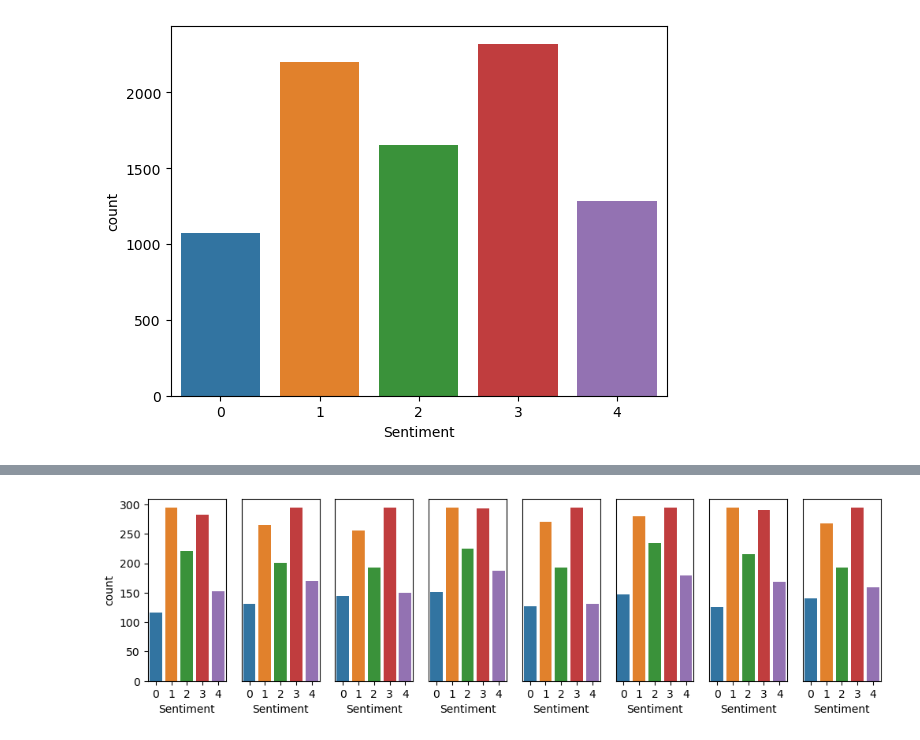
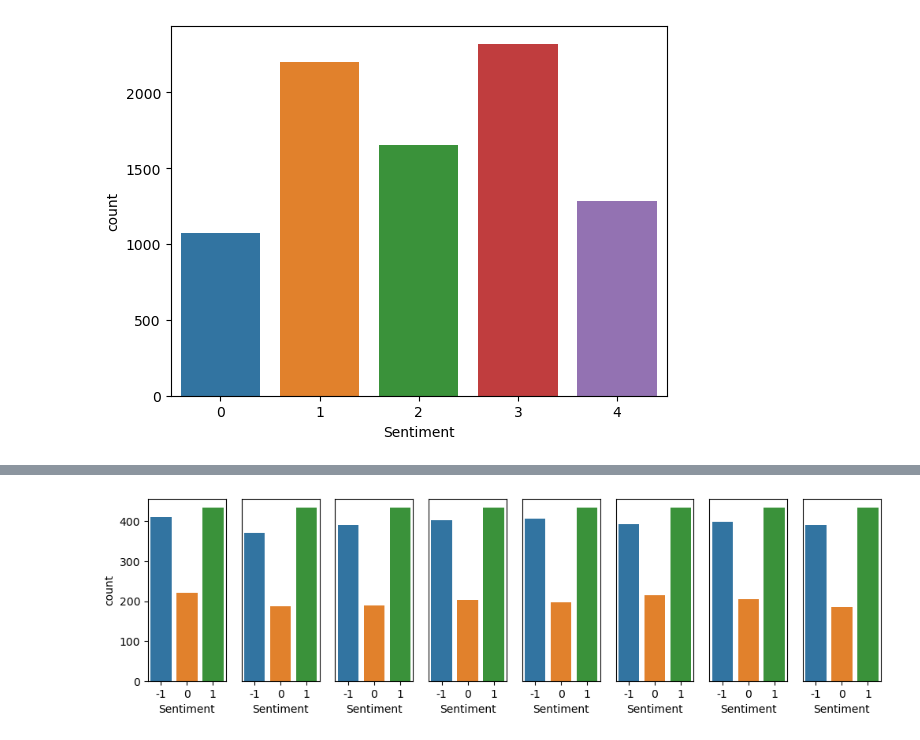
Before and after one commit to nklsKrmnn/LSC_Sentiment_Analysis, a Jupyter notebook: notebooks/ExploratoryDataAnalysis.ipynb, the cells around one changed output, grey strips where cells are left out. Drawn from its saved outputs; the diff is of its cells as text; code cells hidden in the pictures.

```diff
--- a/notebooks/ExploratoryDataAnalysis.ipynb
+++ b/notebooks/ExploratoryDataAnalysis.ipynb
@@ -17,5 +36,5 @@ warnings.filterwarnings("ignore")
 # %% [markdown]
 # 1. Dataset: Movie Reviews
 # %%
-train_set = pd.read_csv("../data/train.tsv", sep='\t')
+dataset_mr = pd.read_csv("../data/train.tsv", sep='\t')
 # %%
@@ -66,8 +85,8 @@ sns.countplot(x='Sentiment', data=train_set)
 <Axes: xlabel='Sentiment', ylabel='count'>
 [figure]
 # %%
-train_set_full_sentences = train_set.groupby('SentenceId').first().reset_index()
-train_set_full_sentences.head()
+dataset_mr_full_senences = dataset_mr.groupby('SentenceId').first().reset_index()
+dataset_mr_full_senences.head(5)
 # %% [output]
 |  | SentenceId | PhraseId | Phrase | Sentiment |
 | 0 | 1 | 1 | A series of escapades demonstrati... | 1 |
@@ -85,0 +103,5 @@ sns.countplot(x='Sentiment', data=train_set_full_sentences)
+# %%
+value_mapping = {0: -1, 1: -1, 2: 0, 3: 1, 4: 1}
+dataset_mr_relabled = dataset_mr_full_senences
+dataset_mr_relabled['Sentiment'] = dataset_mr_relabled['Sentiment'].map(value_mapping)
+dataset_mr_relabled.head()
@@ -130,15 +158,15 @@ def save_dataset(dataset, name, path):
     file_path = path + "/"+ name
     dataset.to_csv(path_or_buf=file_path, sep=";")
 # %%
-subsets = dataset_split(train_set_full_sentences, 8)
+subsets = dataset_split(dataset_mr_relabled, 8)
 
 fig, axes = plt.subplots(1, len(subsets), figsize=(12,3))
 for _, ax in enumerate(axes):
     sns.countplot(x='Sentiment', data=subsets[_], ax=ax)
     if (_ > 0):
         ax.get_yaxis().set_visible(False)
 # %% [output]
-[figure, old version]
+[figure, new version]
 # %%
 for i in range(len(subsets)):
     subsets[i] = balancing(subsets[i], "Sentiment")
```
Also changed, not shown: parts of 12 cells of this notebook, 17 other files.
